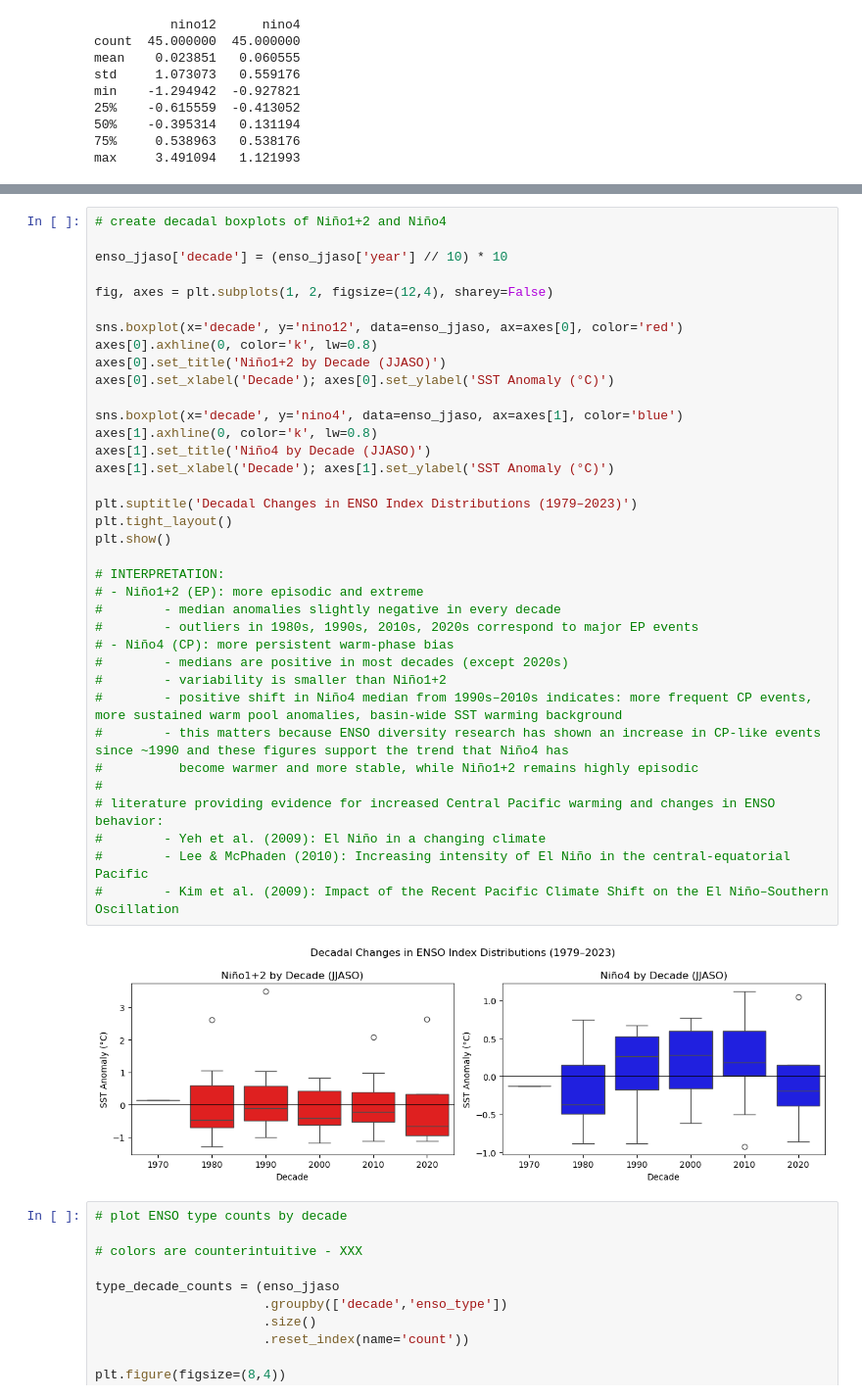
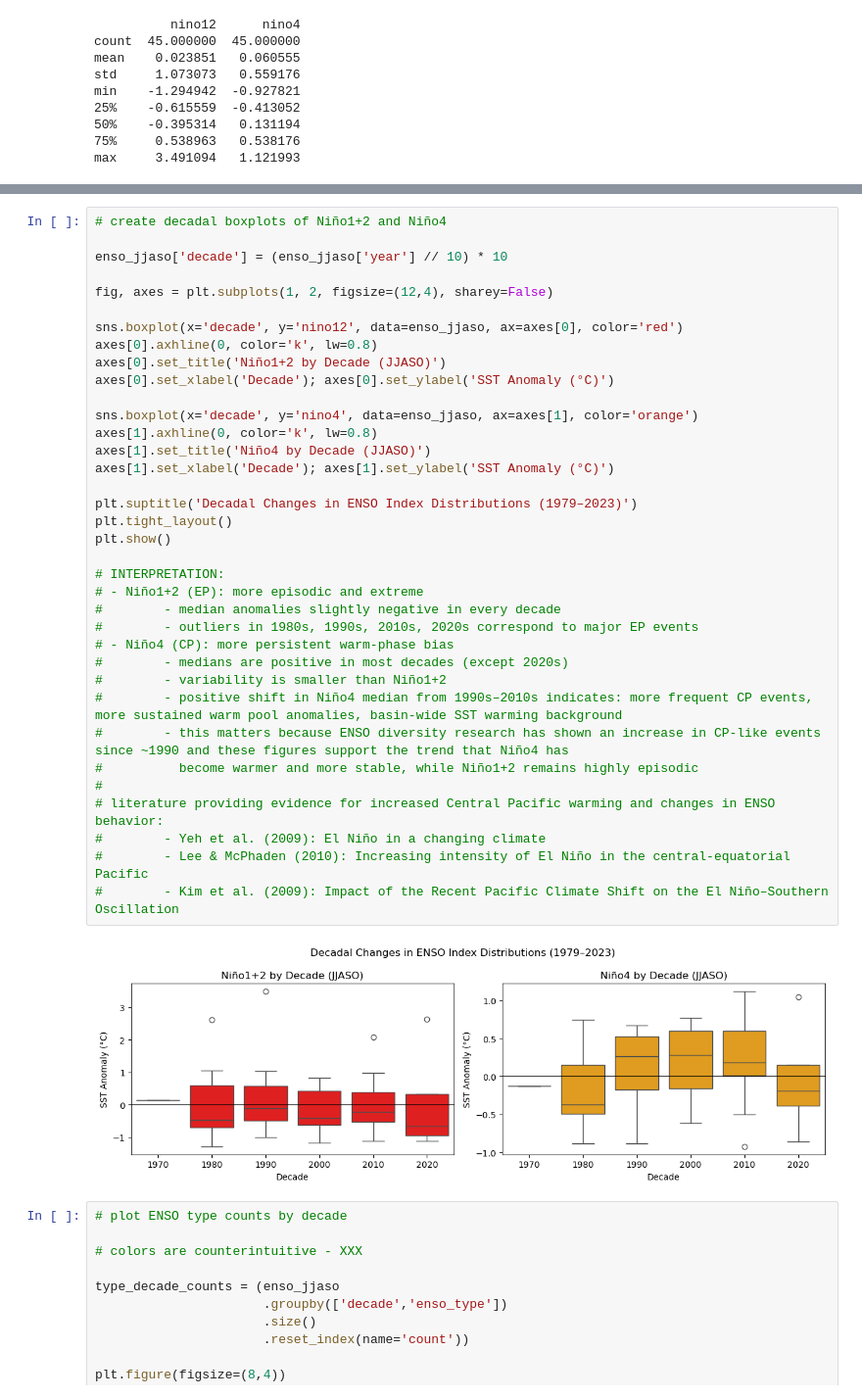
Before and after one commit to erinsatmosphere/ATMS_596_Final, a Jupyter notebook: ATMS_596_Final.ipynb, the cells around one changed output, grey strips where cells are left out. Shown at 98% size. Saved outputs shown, nothing was run; the diff lists cells and outputs as text.

```diff
--- a/ATMS_596_Final.ipynb
+++ b/ATMS_596_Final.ipynb
@@ -753,35 +886,35 @@ fig, axes = plt.subplots(1, 2, figsize=(12,4), sharey=False)
 
 sns.boxplot(x='decade', y='nino12', data=enso_jjaso, ax=axes[0], color='red')
 axes[0].axhline(0, color='k', lw=0.8)
 axes[0].set_title('Niño1+2 by Decade (JJASO)')
 axes[0].set_xlabel('Decade'); axes[0].set_ylabel('SST Anomaly (°C)')
 
-sns.boxplot(x='decade', y='nino4', data=enso_jjaso, ax=axes[1], color='blue')
+sns.boxplot(x='decade', y='nino4', data=enso_jjaso, ax=axes[1], color='orange')
 axes[1].axhline(0, color='k', lw=0.8)
 axes[1].set_title('Niño4 by Decade (JJASO)')
 axes[1].set_xlabel('Decade'); axes[1].set_ylabel('SST Anomaly (°C)')
 
 plt.suptitle('Decadal Changes in ENSO Index Distributions (1979–2023)')
 plt.tight_layout()
 plt.show()
 
 # INTERPRETATION:
 # - Niño1+2 (EP): more episodic and extreme
 #        - median anomalies slightly negative in every decade
 #        - outliers in 1980s, 1990s, 2010s, 2020s correspond to major EP events
 # - Niño4 (CP): more persistent warm-phase bias
 #        - medians are positive in most decades (except 2020s)
 #        - variability is smaller than Niño1+2
 #        - positive shift in Niño4 median from 1990s–2010s indicates: more frequent CP events, more sustained warm pool anomalies, basin-wide SST warming background
 #        - this matters because ENSO diversity research has shown an increase in CP-like events since ~1990 and these figures support the trend that Niño4 has
 #          become warmer and more stable, while Niño1+2 remains highly episodic
 #
 # literature providing evidence for increased Central Pacific warming and changes in ENSO behavior:
 #        - Yeh et al. (2009): El Niño in a changing climate
 #        - Lee & McPhaden (2010): Increasing intensity of El Niño in the central-equatorial Pacific
 #        - Kim et al. (2009): Impact of the Recent Pacific Climate Shift on the El Niño–Southern Oscillation
 # %% [output]
-[figure, old version]
+[figure, new version]
 # %%
 # plot ENSO type counts by decade
 
```
Also changed, not shown: parts of 79 cells of this notebook.
